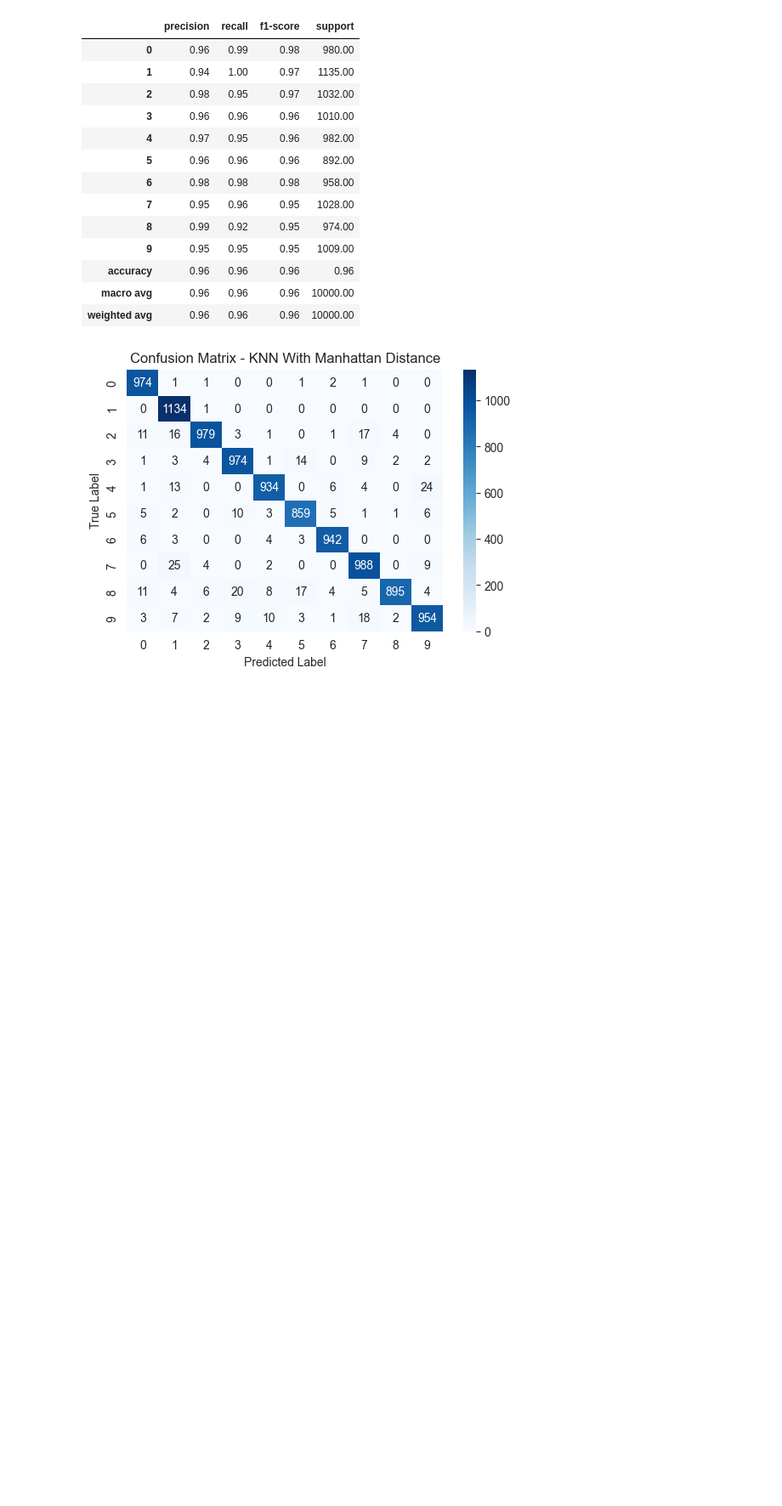
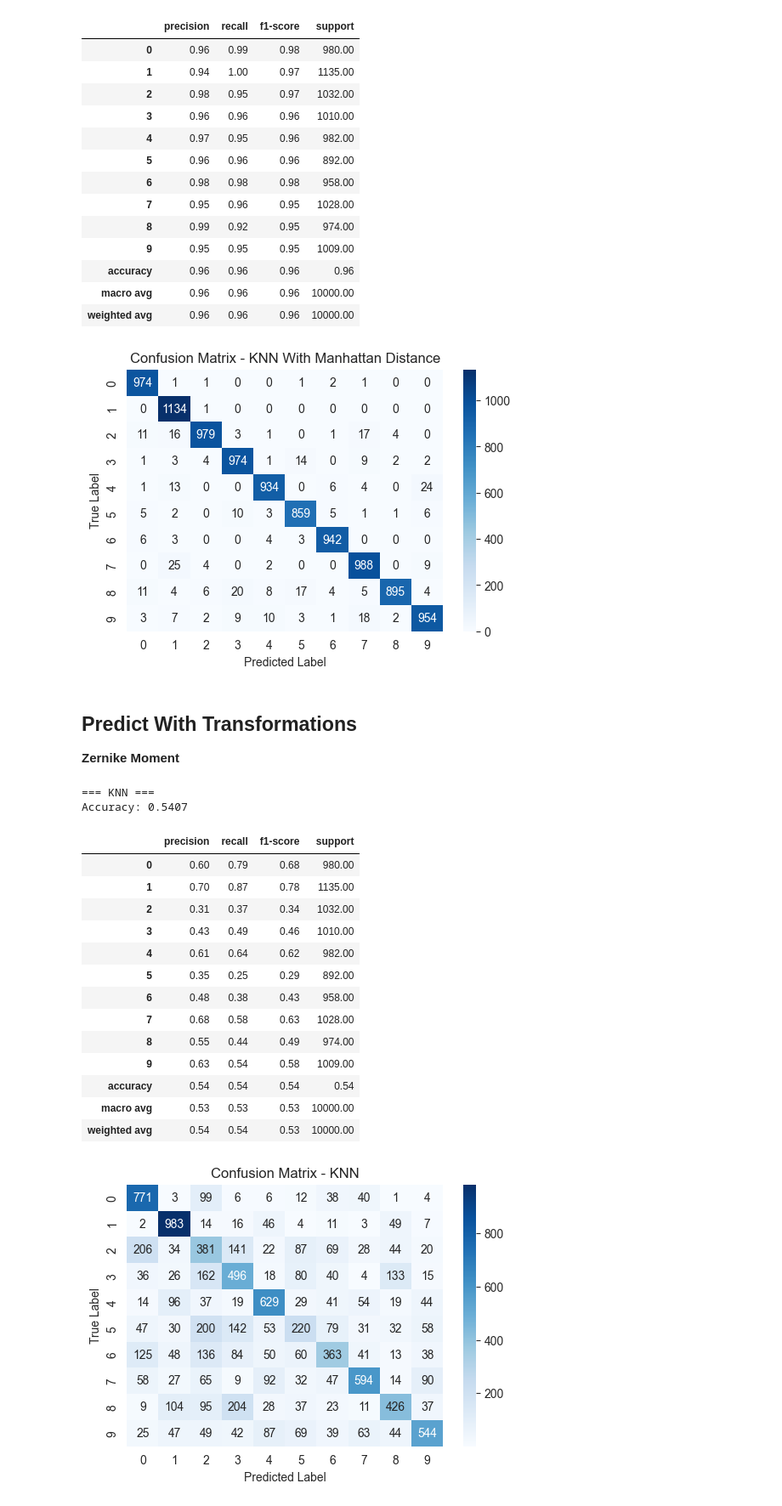
Before and after one commit to Noamnes/Machine_Learning_Project, a Jupyter notebook: data_exploration.ipynb, the cells around one changed output. Shown at 85% size. Saved outputs shown, nothing was run; the diff lists cells and outputs as text; code cells hidden in the pictures; blank space fills up the shorter version.

Commit message:
Zernike Moment

```diff
--- a/data_exploration.ipynb
+++ b/data_exploration.ipynb
@@ -762,3 +704,37 @@ Accuracy: 0.9633
 | macro avg | 0.96 | 0.96 | 0.96 | 10000.00 |
 | weighted avg | 0.96 | 0.96 | 0.96 | 10000.00 |
 [figure]
+# %% [markdown]
+## Predict With Transformations
+
+**Zernike Moment**
+# %%
+import transformations as trans; importlib.reload(trans)
+from transformations import *
+
+train_features_zernike = preprocess_with_zernike(X_train, max_order=5)
+test_features_zernike = preprocess_with_zernike(X_test, max_order=5)
+# %%
+
+# Train KNN on the processed features
+knn_model_zernike = train_knn(train_features_zernike, y_train, test_features_zernike, y_test, k=3)
+# Predict using the trained model
+y_pred_knn_zernike = knn_model_zernike.predict(test_features_zernike)
+# %% [output]
+=== KNN ===
+Accuracy: 0.5407
+|  | precision | recall | f1-score | support |
+| 0 | 0.60 | 0.79 | 0.68 | 980.00 |
+| 1 | 0.70 | 0.87 | 0.78 | 1135.00 |
+| 2 | 0.31 | 0.37 | 0.34 | 1032.00 |
+| 3 | 0.43 | 0.49 | 0.46 | 1010.00 |
+| 4 | 0.61 | 0.64 | 0.62 | 982.00 |
+| 5 | 0.35 | 0.25 | 0.29 | 892.00 |
+| 6 | 0.48 | 0.38 | 0.43 | 958.00 |
+| 7 | 0.68 | 0.58 | 0.63 | 1028.00 |
+| 8 | 0.55 | 0.44 | 0.49 | 974.00 |
+| 9 | 0.63 | 0.54 | 0.58 | 1009.00 |
+| accuracy | 0.54 | 0.54 | 0.54 | 0.54 |
+| macro avg | 0.53 | 0.53 | 0.53 | 10000.00 |
+| weighted avg | 0.54 | 0.54 | 0.53 | 10000.00 |
+[figure, added]
```
Also changed, not shown: parts of 6 cells of this notebook, 3 other files.
